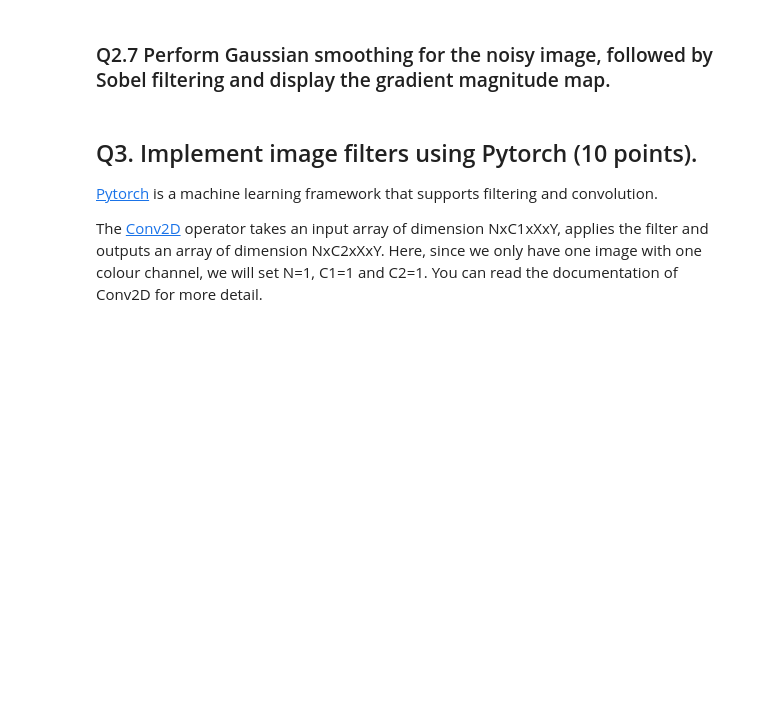
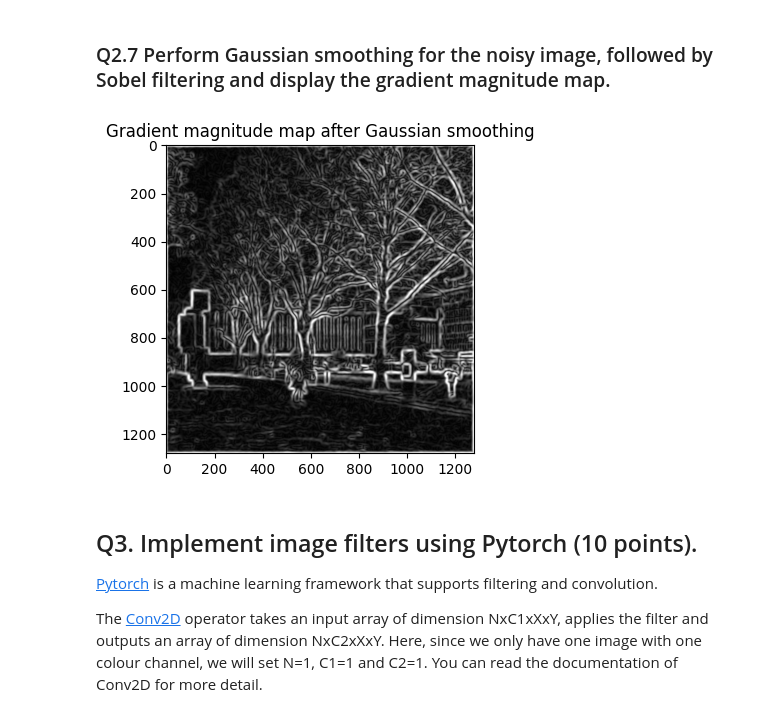
Before and after one commit to wowthecoder/Computer_Vision_2026, a Jupyter notebook: coursework_01/coursework_01.ipynb, the cells around one changed output. Cells and saved outputs as stored; diff of their text form; code cells hidden in the pictures; blank space fills up the shorter version.

```diff
--- a/coursework_01/coursework_01.ipynb
+++ b/coursework_01/coursework_01.ipynb
@@ -259,21 +270,27 @@ plt.gcf().set_size_inches(4, 4)
 # %%
 # Parameter for the Gaussian filter (provided)
 sigma = 5
 
 # Gaussian smoothing
-### Insert your code ###
+gaussian_x = gaussian_filter_1d(sigma).reshape(1, -1)
+gaussian_y = gaussian_filter_1d(sigma).reshape(-1, 1)
+horizontal_filtered_image = scipy.signal.convolve2d(image_noisy, gaussian_x, mode='same')
+image_smoothed = scipy.signal.convolve2d(horizontal_filtered_image, gaussian_y, mode='same')
 
 # Sobel filtering
-### Insert your code ###
+grad_x = scipy.signal.convolve2d(image_smoothed, sobel_x, mode='same')
+grad_y = scipy.signal.convolve2d(image_smoothed, sobel_y, mode='same')
 
 # Calculate the gradient magnitude
 ### Insert your code ###
-grad_mag = ...
+grad_mag = np.sqrt(grad_x**2 + grad_y**2)
 
 # Display the magnitude map (provided)
 plt.imshow(grad_mag, cmap='gray', vmin=0, vmax=100)
 plt.title('Gradient magnitude map after Gaussian smoothing')
 plt.gcf().set_size_inches(4, 4)
+# %% [output]
+[figure, added]
 # %% [markdown]
 ## Q3. Implement image filters using Pytorch (10 points).
 
```
Also changed, not shown: parts of 8 cells of this notebook.
